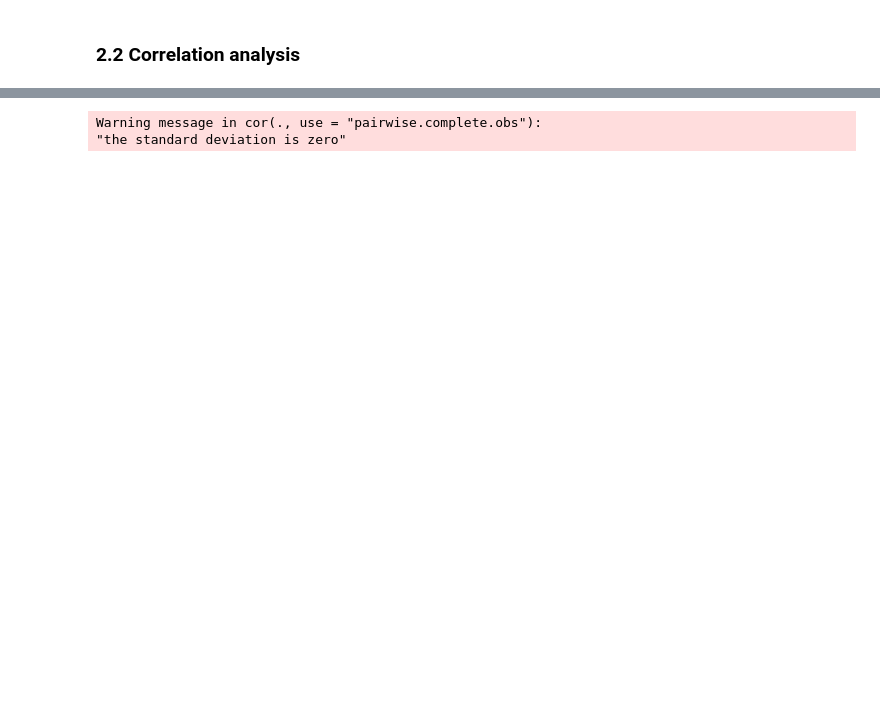
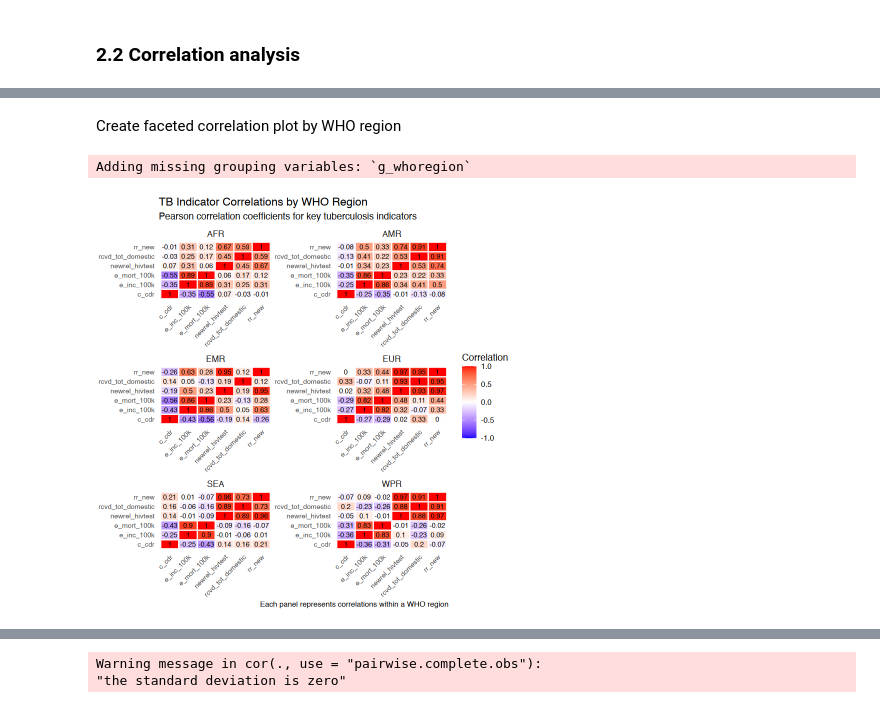
Before and after one commit to ibagur/tb-analysis, a Jupyter notebook: tb_analysis.ipynb, the cells around one changed output, grey strips where cells are left out. Drawn from its saved outputs; the diff is of its cells as text; code cells hidden in the pictures; blank space fills up the shorter version.

```diff
--- a/tb_analysis.ipynb
+++ b/tb_analysis.ipynb
@@ -2331,3 +2494,80 @@ $ country                  <fct> "Afghanistan", "Afghanistan", "Afghanistan", ~
 $ year                     <int> 2015, 2016, 2017, 2018, 2019, 2020, 2021, 202~
 $ g_whoregion              <fct> EMR, EMR, EMR, EMR, EMR, EMR, EMR, EMR, EMR, ~
 $ iso3                     <fct> AFG, AFG, AFG, AFG, AFG, AFG, AFG, AFG, AFG, ~
+# %% [markdown]
+Create faceted correlation plot by WHO region
+# %%
+# Create faceted correlation plot by WHO region
+correlation_by_region <- tb_clean %>%
+  # Select numeric variables and region
+  select(
+    g_whoregion,
+    e_mort_100k, c_cdr, e_inc_100k,
+    rcvd_tot_domestic, newrel_hivtest, rr_new
+  ) %>%
+  # Remove rows with missing region data
+  filter(!is.na(g_whoregion)) %>%
+  # Group by region and calculate correlations
+  group_by(g_whoregion) %>%
+  # Nest data for each region
+  nest() %>%
+  # Calculate correlation matrix for each region
+  mutate(
+    cor_matrix = map(data, ~ {
+      .x %>%
+        select(where(is.numeric)) %>%
+        cor(use = "pairwise.complete.obs", method = "pearson")
+    })
+  ) %>%
+  # Convert correlation matrices to long format
+  mutate(
+    cor_long = map2(cor_matrix, g_whoregion, ~ {
+      .x %>%
+        as.data.frame() %>%
+        rownames_to_column("var1") %>%
+        pivot_longer(cols = -var1, names_to = "var2", values_to = "correlation") %>%
+        mutate(region = .y)
+    })
+  ) %>%
+  # Combine all regions
+  select(cor_long) %>%
+  unnest(cor_long) %>%
+  ungroup()
+
+# Create the faceted correlation plot
+faceted_correlation_plot <- correlation_by_region %>%
+  # Create the plot
+  ggplot(aes(x = var1, y = var2, fill = correlation)) +
+  geom_tile(color = "white", size = 0.5) +
+  geom_text(
+    aes(label = round(correlation, 2)),
+    color = "black",
+    size = 2.8
+  ) +
+  scale_fill_gradient2(
+    low = "blue",
+    mid = "white",
+    high = "red",
+    midpoint = 0,
+    limit = c(-1, 1),
+    name = "Correlation"
+  ) +
+  facet_wrap(~ region, scales = "free", ncol = 2) +
+  theme_minimal() +
+  theme(
+    axis.text.x = element_text(angle = 45, hjust = 1, size = 8),
+    axis.text.y = element_text(size = 8),
+    strip.text = element_text(size = 10, face = "bold"),
+    panel.grid = element_blank(),
+    axis.title = element_blank()
+  ) +
+  labs(
+    title = "TB Indicator Correlations by WHO Region",
+    subtitle = "Pearson correlation coefficients for key tuberculosis indicators",
+    caption = "Each panel represents correlations within a WHO region"
+  )
+
+print(faceted_correlation_plot)
+# %% [output]
+Adding missing grouping variables: `g_whoregion`
+[figure, added]
```
Also changed, not shown: parts of 89 cells of this notebook, 5 other files.
